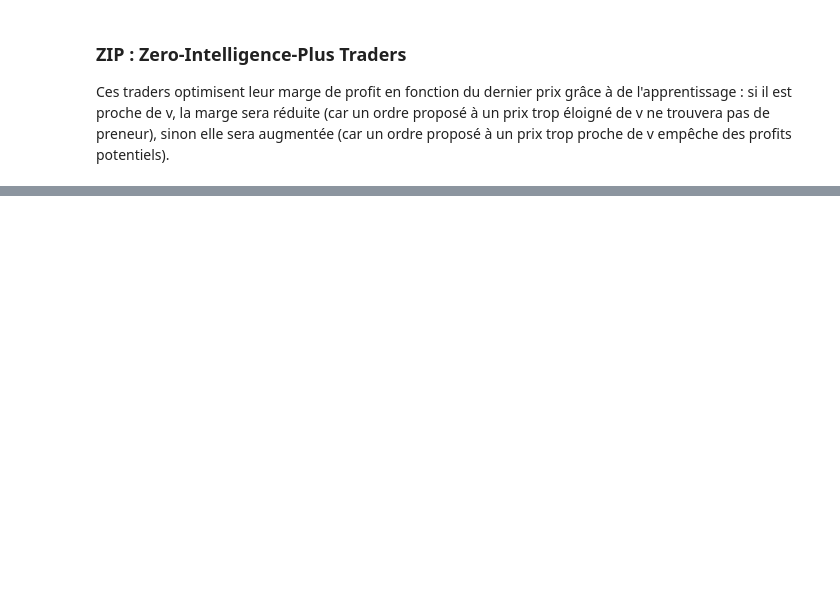
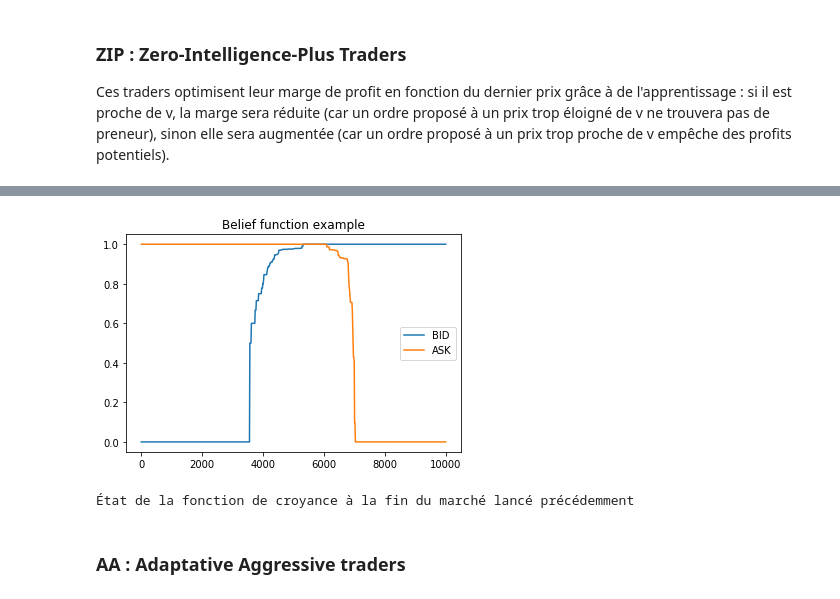
Before and after one commit to cristal-smac/atomPython, a Jupyter notebook: mesagents.ipynb, the cells around one changed output, grey strips where cells are left out. Drawn from its saved outputs; the diff is of its cells as text; code cells hidden in the pictures; blank space fills up the shorter version.

```diff
--- a/mesagents.ipynb
+++ b/mesagents.ipynb
@@ -320,0 +293,23 @@ m.o
+# %%
+class GDX(Trader):
+    def __init__(self, market, initial_assets=None, cash=0, v=5000):
+        Trader.__init__(self, market, initial_assets, cash)
+        self.v = v
+    def __str__(self):
+        return "GDX " + super().__str__()
+    def decide_order(self, market, asset):
+        directionAbs = {'ASK':1,'BID':-1}
+
+
+        nb_placed_orders = len([o for o in market.orderbooks[asset].asks.tree+market.orderbooks[asset].bids.tree if o.source == self])
+        if nb_placed_orders == 0:
+            direction = random.choice(['ASK', 'BID'])
+
+            expected_surplus = lambda p : directionAbs[direction]*(p-self.v[asset])*f_belief(market,asset,p,direction) # probabilty price p of a certain direction is accepted
+            #print("res",expected_surplus(p),"f",f_belief(market,asset,p,direction),"p",p,"l",self.v[asset],direction)
+
+            prices = np.linspace(3000,7000,400) # pour 400 prix entre 3000 et 7000
+            exp_s  = np.array([expected_surplus(p) for p in prices]) # on calcule l'espérence de profit grâce à la fonction de belief
+            p = prices[np.argmax(exp_s)] # on récupère le prix qui a l'espérence max
+            return LimitOrder(asset, self, direction, p, random.randint(1, 9)) # limitorder à ce prix
+        return None
@@ -320,0 +459,15 @@ m.o
+# %%
+x = np.linspace(0,9999,800)
+y = np.array([f_belief(m,"Apple",xi,'BID') for xi in x])
+plt.plot(x,y,label="BID")
+y = np.array([f_belief(m,"Apple",xi,'ASK') for xi in x])
+plt.plot(x,y,label="ASK")
+plt.title("Belief function example")
+plt.legend()
+plt.show()
+print("État de la fonction de croyance à la fin du marché lancé précédemment")
+# %% [output]
+[figure, added]
+État de la fonction de croyance à la fin du marché lancé précédemment
+# %% [markdown]
+### AA : Adaptative Aggressive traders
```
Also changed, not shown: parts of 18 cells of this notebook, 1 other file.
